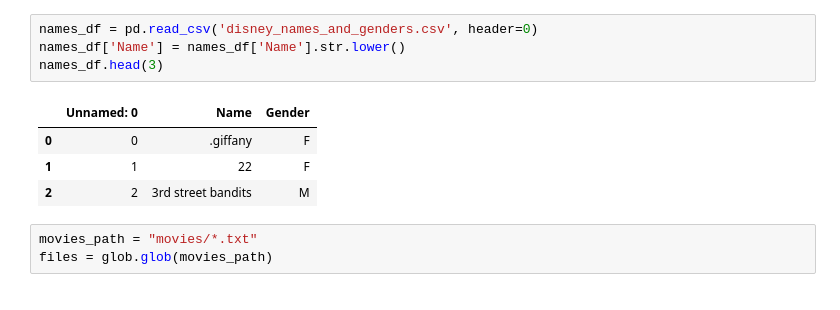
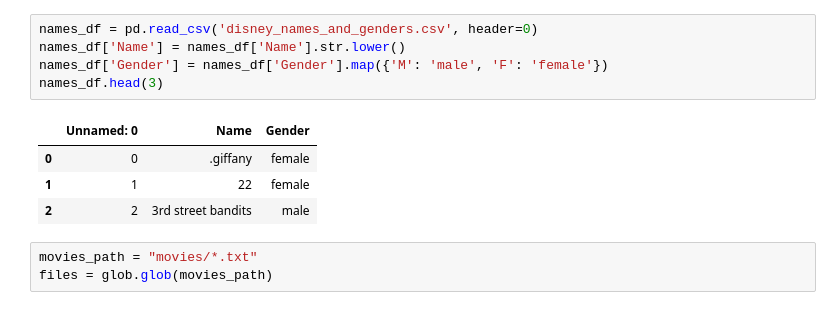
Before and after one commit to GermanButtiero/social_graph_assignment1, a Jupyter notebook: project/create_nodes_edges.ipynb, the cells around one changed output. Cells and saved outputs as stored; diff of their text form.

```diff
--- a/project/create_nodes_edges.ipynb
+++ b/project/create_nodes_edges.ipynb
@@ -25,12 +23,13 @@ import pandas as pd
 # %%
 names_df = pd.read_csv('disney_names_and_genders.csv', header=0)
 names_df['Name'] = names_df['Name'].str.lower()
+names_df['Gender'] = names_df['Gender'].map({'M': 'male', 'F': 'female'})
 names_df.head(3)
 # %% [output]
 |  | Unnamed: 0 | Name | Gender |
-| 0 | 0 | .giffany | F |
-| 1 | 1 | 22 | F |
-| 2 | 2 | 3rd street bandits | M |
+| 0 | 0 | .giffany | female |
+| 1 | 1 | 22 | female |
+| 2 | 2 | 3rd street bandits | male |
 # %%
 movies_path = "movies/*.txt"
 files = glob.glob(movies_path)
```
Also changed, not shown: parts of 4 cells of this notebook, 3 other files.
